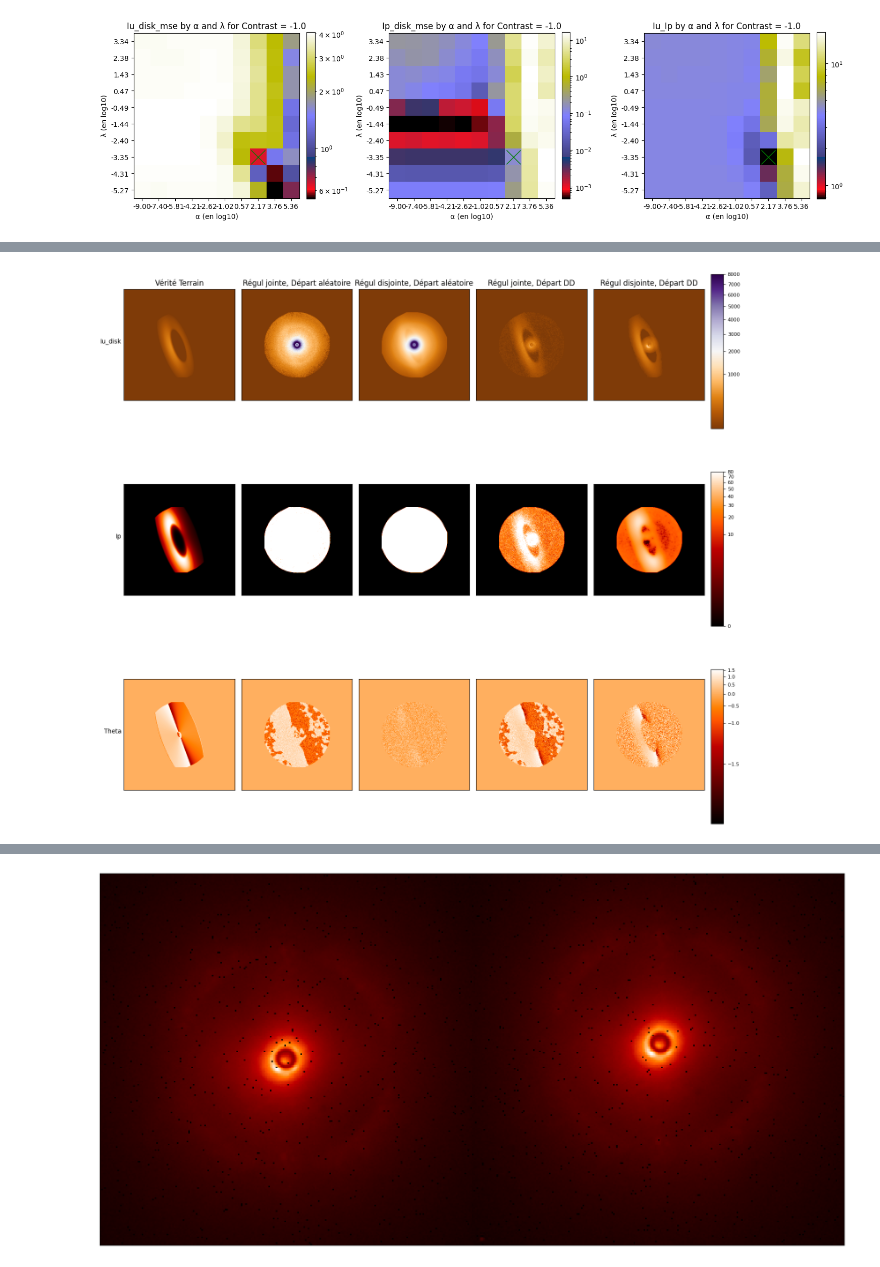
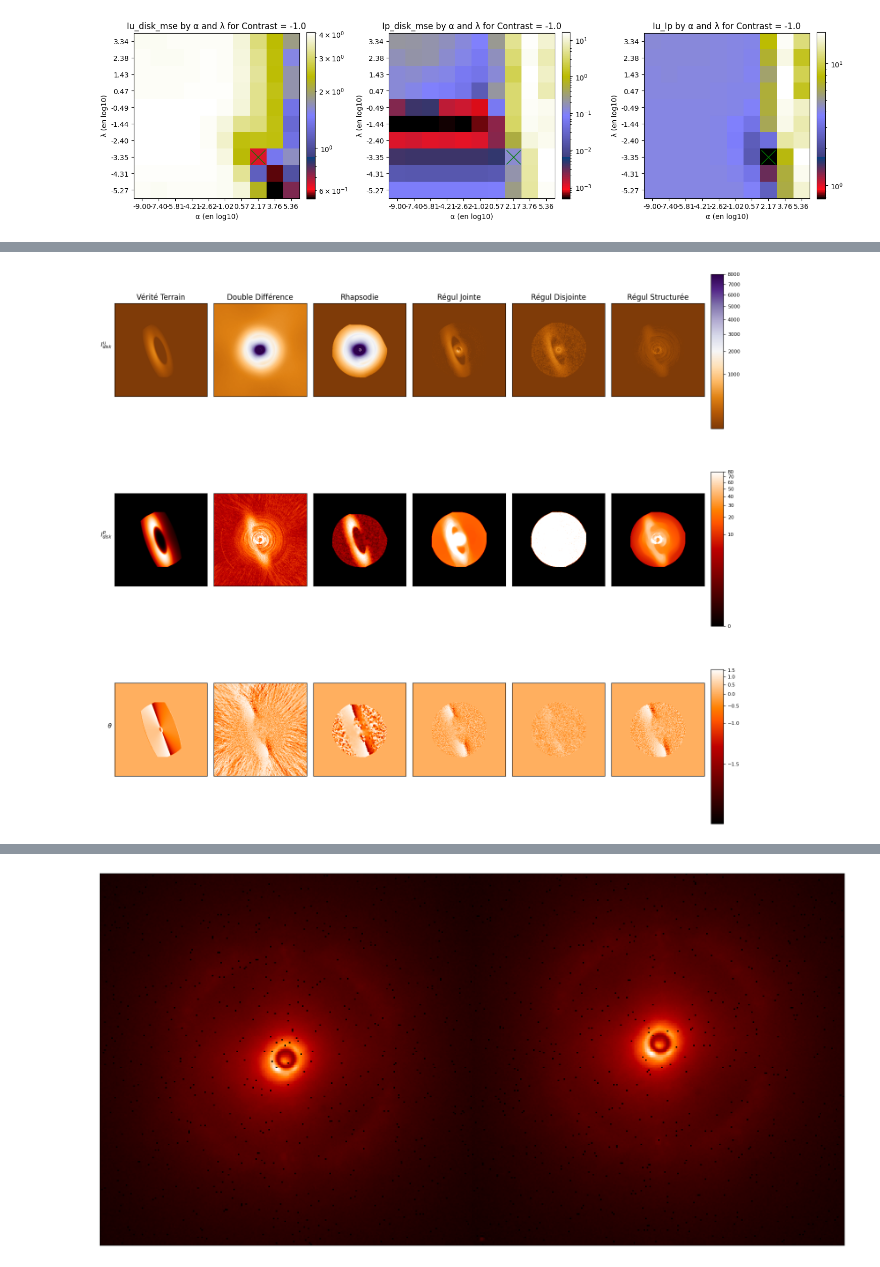
Before and after one commit to LaurenceDenneulin/Rhapsodie.jl, a Jupyter notebook: src/metrics.ipynb, the cells around one changed output, grey strips where cells are left out. Drawn from its saved outputs; the diff is of its cells as text; code cells hidden in the pictures.

```diff
--- a/src/metrics.ipynb
+++ b/src/metrics.ipynb
@@ -239,33 +203,33 @@ import matplotlib.pyplot as plt
 import astropy.io.fits as fits
 from matplotlib.colors import PowerNorm, SymLogNorm
 
-def plot_images_comparison(ground_truth_path, adir_path, aidr_2_path, adir_3_path, adir_4_path=None):
+def plot_images_comparison(ground_truth_path, double_diff_path, rhapsodie_path, adir_path, aidr_2_path, adir_3_path):
+
     gt_hdulist = fits.open(ground_truth_path)
+    double_diff_hdulist = fits.open(double_diff_path)
+    rhapsodie_hdulist = fits.open(rhapsodie_path)
     adir_hdulist = fits.open(adir_path)
     adir_2_hdulist = fits.open(aidr_2_path)
     adir_3_hdulist = fits.open(adir_3_path)
 
     gt_imgs = gt_hdulist[0].data[:10] # Itot, I_star, I_disk, Q, U, Iu, Iu_star, Iu_disk, Ip, theta
+    double_diff_imgs = double_diff_hdulist[0].data[:10] # Itot, I_star, I_disk, Q, U, Iu, Iu_star, Iu_disk, Ip, theta
+    rhapsodie_imgs = rhapsodie_hdulist[0].data[:10] # Itot, I_star, I_disk, Q, U, Iu, Iu_star, Iu_disk, Ip, theta
     adir_imgs = adir_hdulist[0].data[:10] # Itot, I_star, I_disk, Q, U, Iu, Iu_star, Iu_disk, Ip, theta
     adir_2_imgs = adir_2_hdulist[0].data[:10] # Only Iu, Ip, theta
     adir_3_imgs = adir_3_hdulist[0].data[:10] # Only Iu, Ip, theta
 
     gt_hdulist.close()
+    double_diff_hdulist.close()
+    rhapsodie_hdulist.close()
     adir_hdulist.close()
     adir_2_hdulist.close()
     adir_3_hdulist.close()
 
+    imgs = [gt_imgs, double_diff_imgs, rhapsodie_imgs, adir_imgs, adir_2_imgs, adir_3_imgs]
+    method_names = ['Vérité Terrain', 'Double Différence', 'Rhapsodie', 'Régul Jointe', 'Régul Disjointe', 'Régul Structurée']
+    titles = [r'$I^u_{disk}$', r'$I^p_{disk}$', r'$\theta$']
 
-    imgs = [gt_imgs, adir_imgs, adir_2_imgs, adir_3_imgs]
-    method_names = ['Vérité Terrain', 'Régul jointe, Départ aléatoire', 'Régul disjointe, Départ aléatoire', 'Régul jointe, Départ DD']
-    titles = ['Iu_disk', 'Ip', 'Theta']
-
-    if adir_4_path:
-        adir_4_hdulist = fits.open(adir_4_path)
-        adir_4_imgs = adir_4_hdulist[0].data[:10] # Only Iu, Ip, theta
-        adir_4_hdulist.close()
-        imgs.append(adir_4_imgs)
-        method_names.append('Régul disjointe, Départ DD')
     num_cols = len(method_names)
     num_rows = len(titles)
     fig, axs = plt.subplots(num_rows, num_cols, figsize=(14, 14))
@@ -282,7 +246,13 @@ def plot_images_comparison(ground_truth_path, adir_path, aidr_2_path, adir_3_pat
             cmap = 'gist_heat'
         for j in range(num_cols):
             ax = axs[i, j]
-            img = imgs[j][i + 7]
+            img = 0 # Default value
+            if method_names[j] == 'Double Différence':
+                img = imgs[j][i + 3]
+            elif method_names[j] == 'Rhapsodie':
+                img = imgs[j][i]
+            else:
+                img = imgs[j][i + 7]
 
             im = ax.imshow(img, cmap=cmap, norm=norm)
             if i == 0:
@@ -298,16 +268,17 @@ def plot_images_comparison(ground_truth_path, adir_path, aidr_2_path, adir_3_pat
         cbar_ax.tick_params(labelsize=8)
     plt.tight_layout()
     plt.show()
-# %%
-full_base_path = "../test_results/contrast_10e-2.0/"
-results_path = "rhapsodie_method_results/max_iter_700/"
-plot_images_comparison(full_base_path + 'TRUE.fits',
-                       full_base_path + results_path + 'RHAPSODIE_opti_params_mixed_joint_regul_from_randn.fits',
-                       full_base_path + results_path + 'RHAPSODIE_opti_params_mixed_separated_regul_from_randn.fits',
-                       full_base_path + results_path + 'RHAPSODIE_opti_params_mixed_joint_regul_from_dd.fits',
-                       full_base_path + results_path + 'RHAPSODIE_0.7761932175073487_-3.821280230932202.fits')
-# %% [output]
-[figure, removed]
+# %%
+full_base_path = "../test_results/contrast_10e-2.0/"
+prima_path = "../test_results/prima/contrast_10e-2.0/"
+plot_images_comparison(full_base_path + 'TRUE.fits',
+                       full_base_path + 'Results_Separable_DoubleDifference.fits',
+                       full_base_path + 'RHAPSODIE.fits',
+                       prima_path + 'joint_regul/RHAPSODIE_-4.2375088922703075_7.250919453660517.fits',
+                       prima_path + 'disjoint_regul/RHAPSODIE_-6.264877516286028_-0.3675444688560733.fits',
+                       prima_path + 'struct_regul/RHAPSODIE_-0.3388762029582624_6.945323842409417.fits')
+# %% [output]
+[figure, added]
 # %%
 def plot_base_rhapsodie_from_file(file_path):
     with open(file_path, 'r') as file:
```
Also changed, not shown: parts of 20 cells of this notebook, 11 other files.
